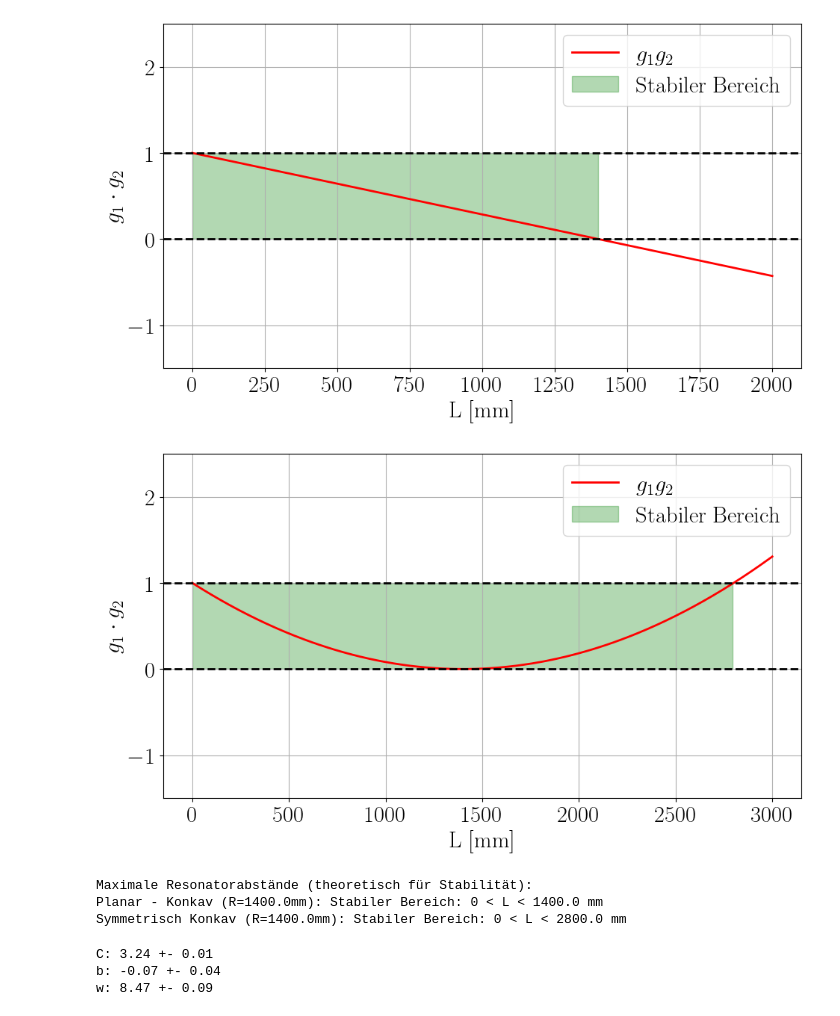
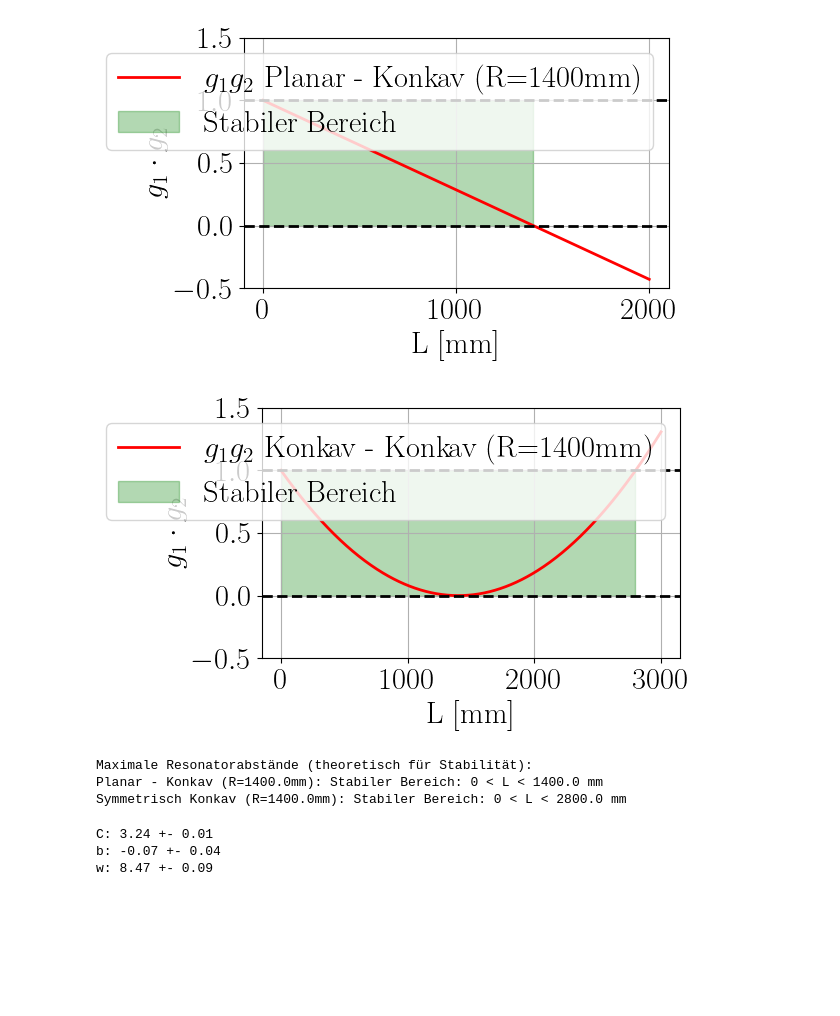
Before and after one commit to janvito/FP_24, a Jupyter notebook: V61/Skripte/Moden.ipynb, the cells around one changed output. Saved outputs shown, nothing was run; the diff lists cells and outputs as text; code cells hidden in the pictures; blank space fills up the shorter version.

Commit message:
stabilität

```diff
--- a/V61/Skripte/Moden.ipynb
+++ b/V61/Skripte/Moden.ipynb
@@ -42,7 +42,7 @@ configurations = [
         "L_max": 2000,
     },
     {
-        "name": "Konkav (R1=1400mm) - Konkav (R2=1400mm)",
+        "name": "Konkav - Konkav (R=1400mm)",
         "R1": 1400.0, # Spiegel 1: konkav
         "R2": 1400.0, # Spiegel 2: konkav
         "L_max": 3000, # R1 + R2 = 2400, etwas mehr für den Plot
@@ -61,45 +61,45 @@ for config in configurations:
     L_values = np.linspace(0.01, L_max, 500)
     g1g2_values = calculate_g1g2(L_values, R1, R2)
 
-    plt.figure(figsize=(10, 6))
-    plt.plot(L_values, g1g2_values,"r-", label=f'$g_1 g_2$')
+    plt.rcParams['figure.figsize'] = (10, 8)
+    plt.plot(L_values, g1g2_values,"r-", label=f'$g_1 g_2$ {name}')
 
     # Stabilitätsgrenzen hervorheben
     plt.axhline(0, color='black', linestyle='--')
     plt.axhline(1, color='black', linestyle='--')
 
     # Stabilen Bereich schattieren
     stable_condition = (g1g2_values > 0) & (g1g2_values < 1)
     plt.fill_between(
         L_values,
         0,
         1,
         where=stable_condition,
         color='green',
         alpha=0.3,
         label='Stabiler Bereich'
     )
     plt.xlabel(r'L [\si{\milli\meter}]')
     plt.ylabel(r'$g_1 \cdot g_2$')
     plt.legend()
     plt.grid(True)
-    plt.ylim(-1.5, 2.5) # Y-Achsenbereich anpassen, um Stabilitätsgrenzen gut zu sehen
+    plt.ylim(-0.5, 1.5) # Y-Achsenbereich anpassen, um Stabilitätsgrenzen gut zu sehen
     plt.tight_layout()
-    plt.savefig(f"{config['name']}.png")
+    plt.savefig(f"{L_max}.png")
     plt.show()
 
 print("Maximale Resonatorabstände (theoretisch für Stabilität):")
 R_konkav2 = 1400.0
 print(f"Planar - Konkav (R={R_konkav2}mm): Stabiler Bereich: 0 < L < {R_konkav2} mm")
 
 R_sym = 1400.0
 print(f"Symmetrisch Konkav (R={R_sym}mm): Stabiler Bereich: 0 < L < {2 * R_sym} mm")
 
 
 plt.show()
 # %% [output]
-[figure, old version]
+[figure, new version]
-[figure, old version]
+[figure, new version]
 Maximale Resonatorabstände (theoretisch für Stabilität):
 Planar - Konkav (R=1400.0mm): Stabiler Bereich: 0 < L < 1400.0 mm
 Symmetrisch Konkav (R=1400.0mm): Stabiler Bereich: 0 < L < 2800.0 mm
```
Also changed, not shown: parts of 1 cell of this notebook, 7 other files.
